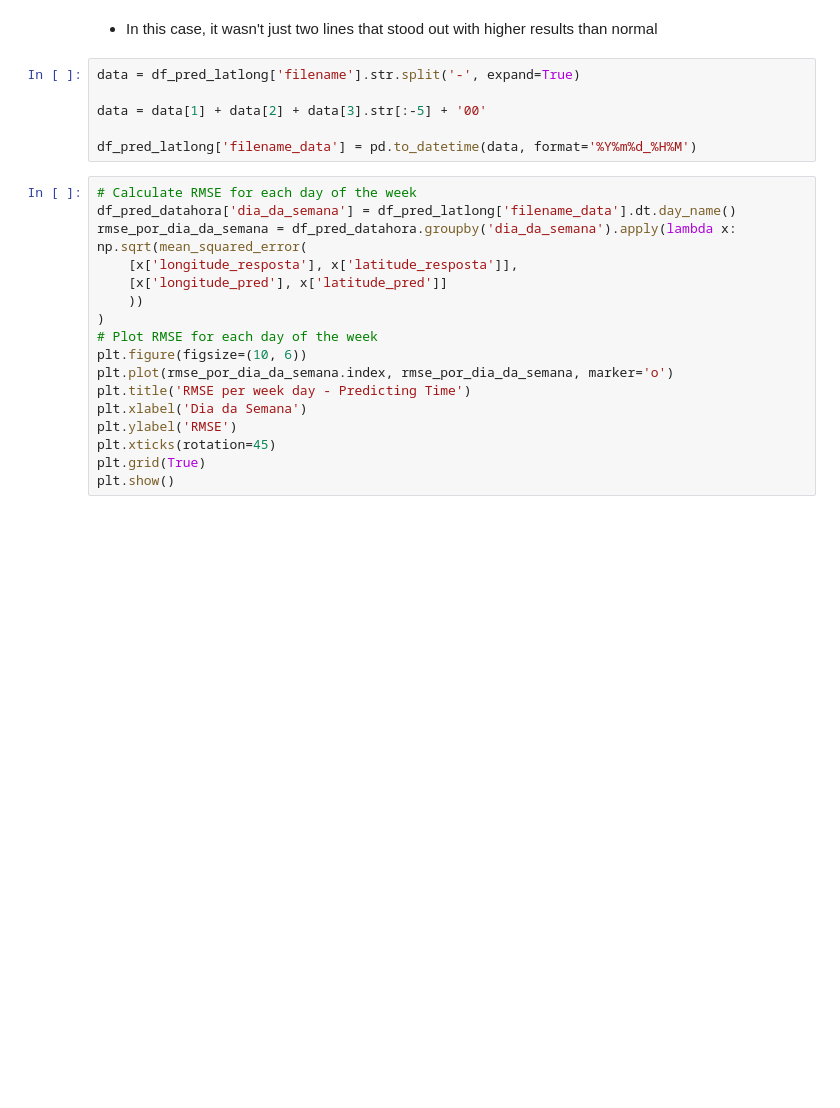
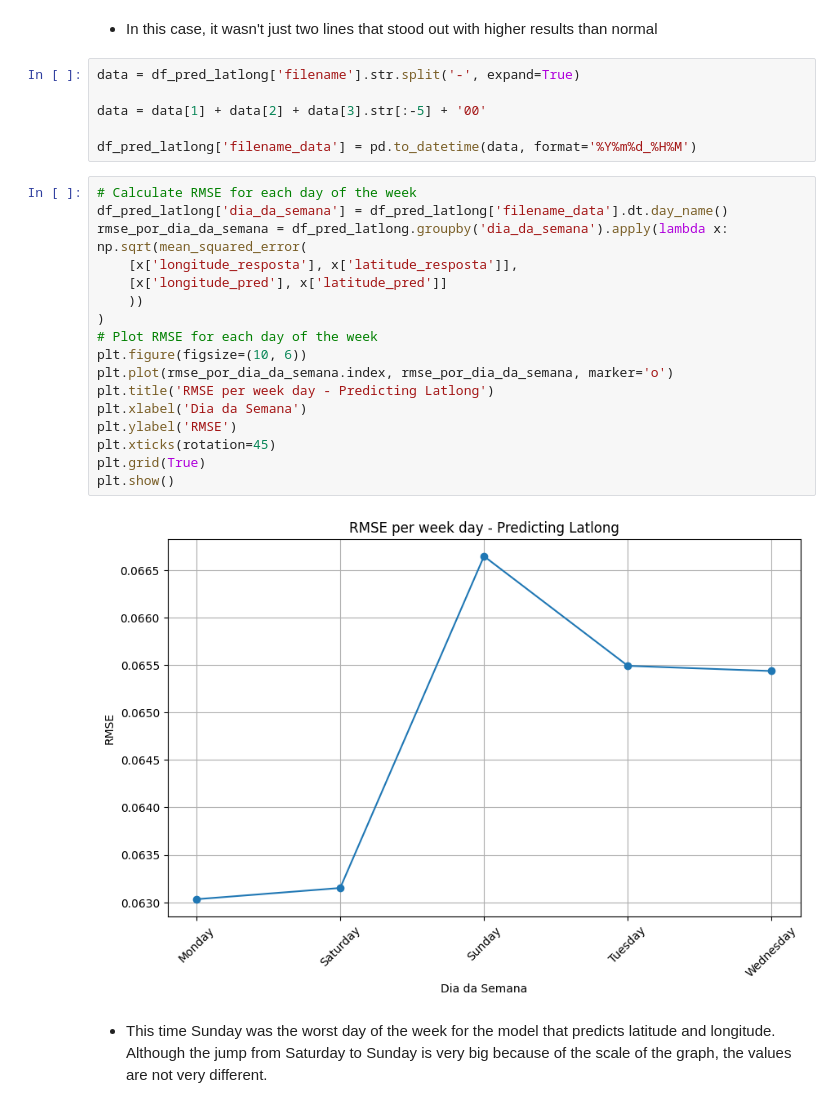
Before and after one commit to MariaLuizaCw/data-mining, a Jupyter notebook: project3/processing/notebooks/evaluate_model_results.ipynb, the cells around one changed output. Drawn from its saved outputs; the diff is of its cells as text; blank space fills up the shorter version.

```diff
--- a/project3/processing/notebooks/evaluate_model_results.ipynb
+++ b/project3/processing/notebooks/evaluate_model_results.ipynb
@@ -194,18 +203,22 @@ data = data[1] + data[2] + data[3].str[:-5] + '00'
 df_pred_latlong['filename_data'] = pd.to_datetime(data, format='%Y%m%d_%H%M')
 # %%
 # Calculate RMSE for each day of the week
-df_pred_datahora['dia_da_semana'] = df_pred_latlong['filename_data'].dt.day_name()
-rmse_por_dia_da_semana = df_pred_datahora.groupby('dia_da_semana').apply(lambda x: np.sqrt(mean_squared_error(
+df_pred_latlong['dia_da_semana'] = df_pred_latlong['filename_data'].dt.day_name()
+rmse_por_dia_da_semana = df_pred_latlong.groupby('dia_da_semana').apply(lambda x: np.sqrt(mean_squared_error(
     [x['longitude_resposta'], x['latitude_resposta']],
     [x['longitude_pred'], x['latitude_pred']]
     ))
 )
 # Plot RMSE for each day of the week
 plt.figure(figsize=(10, 6))
 plt.plot(rmse_por_dia_da_semana.index, rmse_por_dia_da_semana, marker='o')
-plt.title('RMSE per week day - Predicting Time')
+plt.title('RMSE per week day - Predicting Latlong')
 plt.xlabel('Dia da Semana')
 plt.ylabel('RMSE')
 plt.xticks(rotation=45)
 plt.grid(True)
 plt.show()
+# %% [output]
+[figure, added]
+# %% [markdown]
+- This time Sunday was the worst day of the week for the model that predicts latitude and longitude. Although the jump from Saturday to Sunday is very big because of the scale of the graph, the values are not very different.
```
Also changed, not shown: parts of 2 cells of this notebook, 2 other files.
